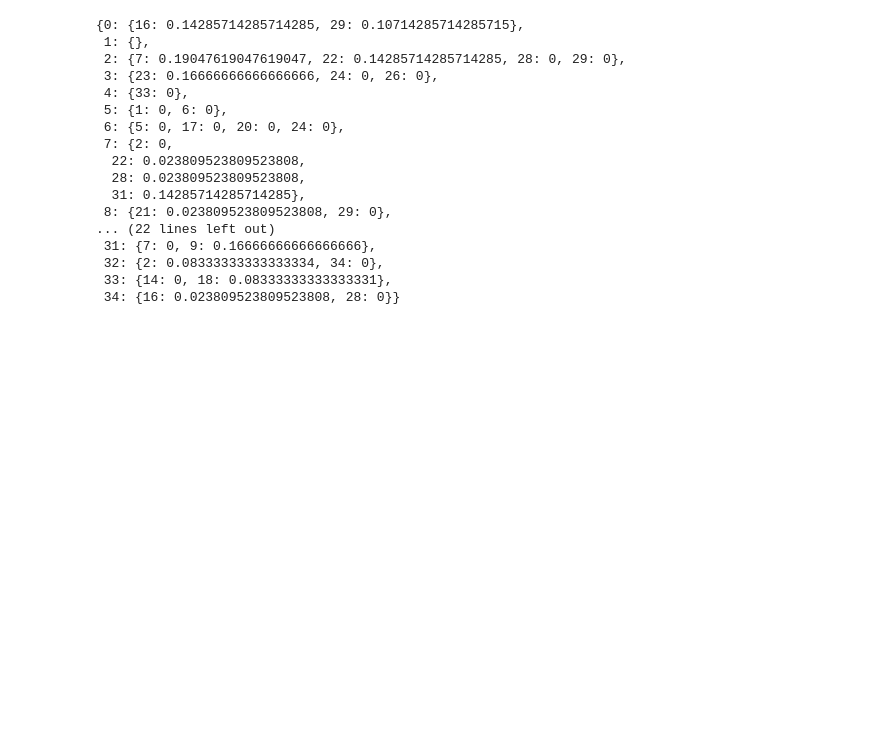
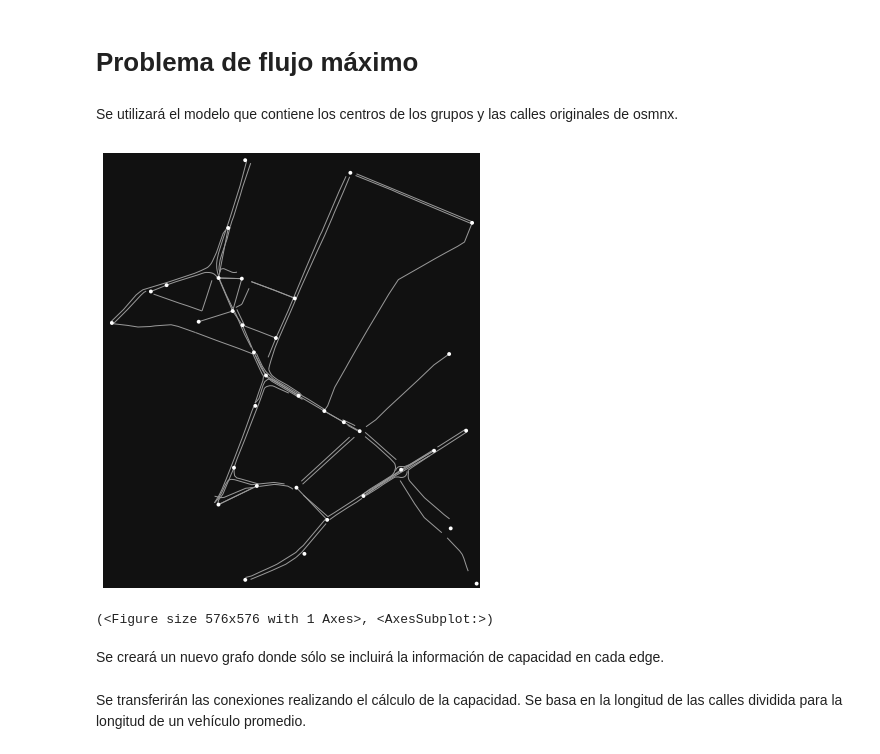
Before and after one commit to danielTeniente/proyecto_capstone, a Jupyter notebook: grafo_sector/Tema_8.ipynb, the cells around one changed output. Saved outputs shown, nothing was run; the diff lists cells and outputs as text; code cells hidden in the pictures; blank space fills up the shorter version.

```diff
--- a/grafo_sector/Tema_8.ipynb
+++ b/grafo_sector/Tema_8.ipynb
@@ -41,13 +0,0 @@ centros = list(data_point['cluster_point'])
-# %%
-graph = nx.DiGraph()
-pos_graph = []
-lab_dict = {}
-for i,centro in enumerate(centros):
-    graph.add_node(i)
-    lab_dict[i] = str(i)
-    pos = centro.replace('(','').replace(')','').split(',')
-    x = float(pos[0])
-    y = float(pos[1])
-    pos_graph.append((x,y))
-    graph.nodes[i]['x'] = x
-    graph.nodes[i]['y'] = y
@@ -59,4 +0,0 @@ nx.draw(graph,pos_graph,labels=lab_dict,
-# %%
-for edge in time_graph.edges:
-    capacity = 1/time_graph.edges[edge]['weight'] #uno sobre tiempo
-    graph.add_edge(edge[0],edge[1],capacity=capacity)
@@ -91,20 +1,4 @@ solucion = nx.maximum_flow(graph,15,11)
-# %%
-solucion[1]
-# %% [output]
-{0: {16: 0.14285714285714285, 29: 0.10714285714285715},
- 1: {},
- 2: {7: 0.19047619047619047, 22: 0.14285714285714285, 28: 0, 29: 0},
- 3: {23: 0.16666666666666666, 24: 0, 26: 0},
- 4: {33: 0},
- 5: {1: 0, 6: 0},
- 6: {5: 0, 17: 0, 20: 0, 24: 0},
- 7: {2: 0,
-  22: 0.023809523809523808,
-  28: 0.023809523809523808,
-  31: 0.14285714285714285},
- 8: {21: 0.023809523809523808, 29: 0},
-... (22 lines left out)
- 31: {7: 0, 9: 0.16666666666666666},
- 32: {2: 0.08333333333333334, 34: 0},
- 33: {14: 0, 18: 0.08333333333333331},
- 34: {16: 0.023809523809523808, 28: 0}}
+# %% [markdown]
+# Problema de flujo máximo
+# %% [markdown]
+Se utilizará el modelo que contiene los centros de los grupos y las calles originales de osmnx.
@@ -110,0 +12,10 @@ solucion[1]
+# %%
+with open('cluster_model.pickle', 'rb') as handle:
+    graph = pickle.load(handle)
+# %%
+ox.plot_graph(graph)
+# %% [output]
+[figure, added]
+(<Figure size 576x576 with 1 Axes>, <AxesSubplot:>)
+# %% [markdown]
+Se creará un nuevo grafo donde sólo se incluirá la información de capacidad en cada edge.
@@ -110,0 +29,2 @@ solucion[1]
+# %% [markdown]
+Se transferirán las conexiones realizando el cálculo de la capacidad. Se basa en la longitud de las calles dividida para la longitud de un vehículo promedio.
```
Also changed, not shown: parts of 62 cells of this notebook, 17 other files.
